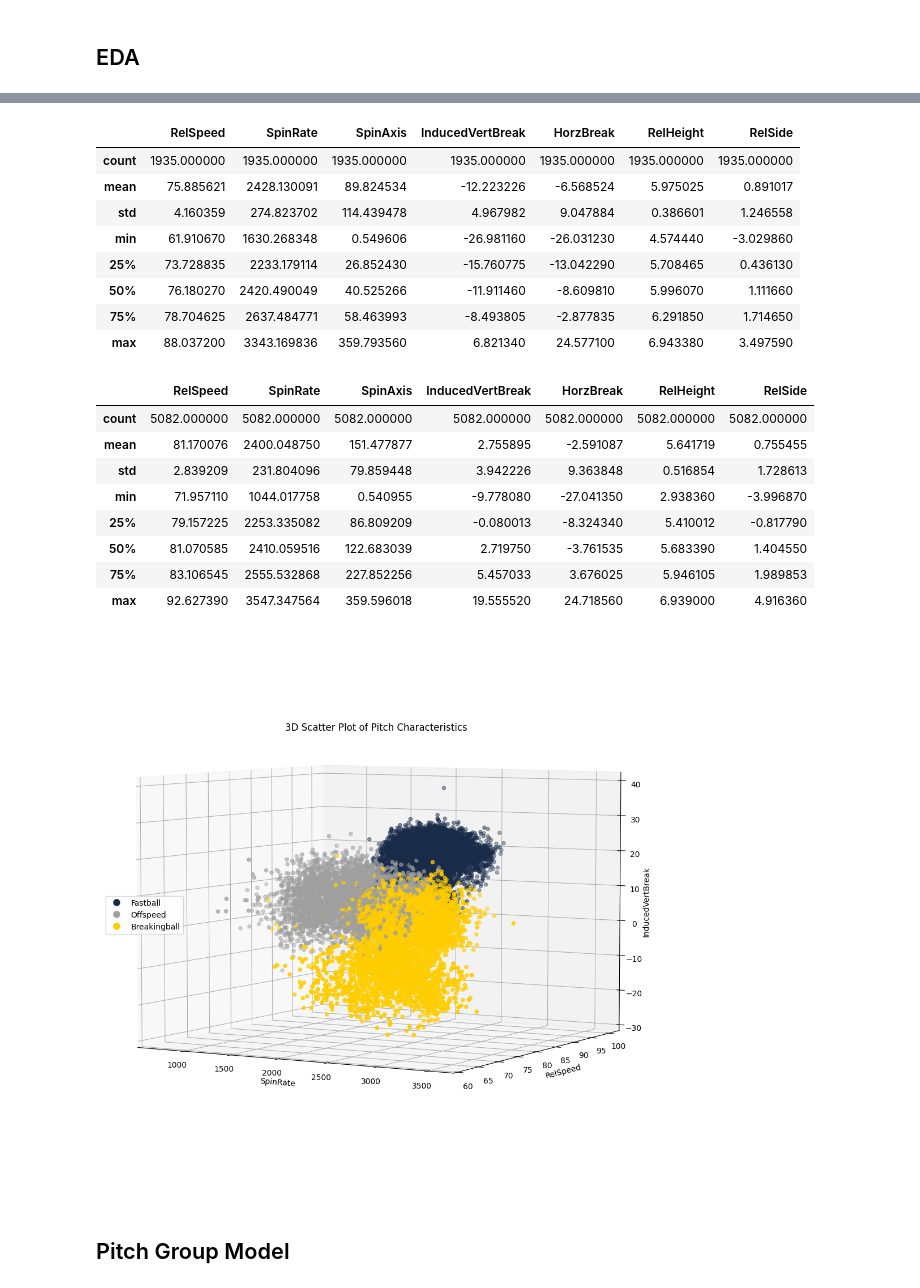
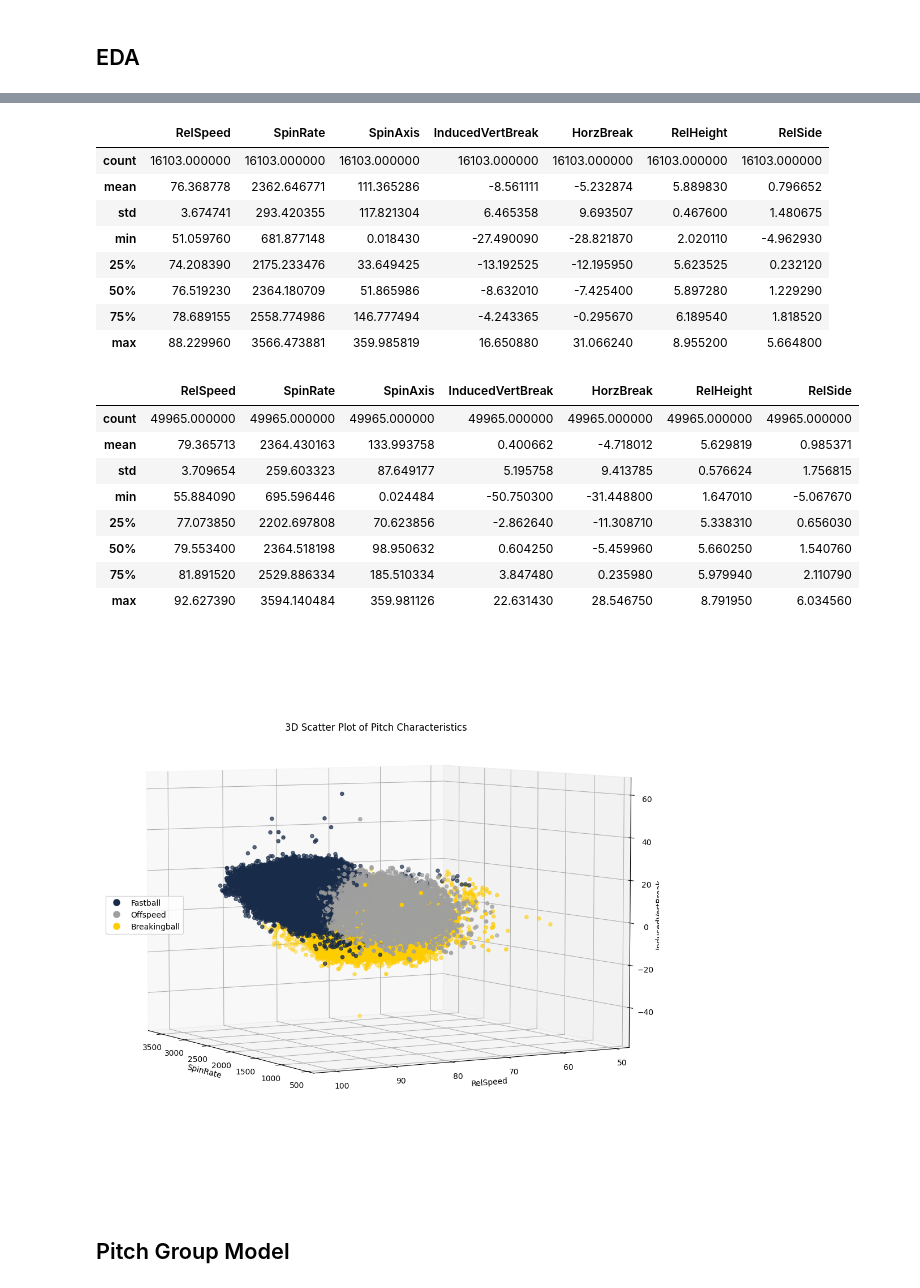
Before and after one commit to jackkalsched/UCSD_Baseball_25, a Jupyter notebook: Pitching/pitch classification/classification.ipynb, the cells around one changed output, grey strips where cells are left out. Drawn from its saved outputs; the diff is of its cells as text; code cells hidden in the pictures.

Commit message:
finished the pitch classification model

```diff
--- a/Pitching/pitch classification/classification.ipynb
+++ b/Pitching/pitch classification/classification.ipynb
@@ -37,29 +37,36 @@ def transform_tagged_pitches(pitch_type: str):
                'Fastball': 'Four-Seam',
                'TwoSeamFastBall': 'Sinker',
                'ChangeUp': 'Changeup',
-               'Sweeper': 'Slider'
+               'Sweeper': 'Slider',
+               'OneSeamFastBall': 'Sinker',
                }
     return mapping.get(pitch_type, pitch_type)
 # %%
-df = pd.read_csv('../../Files/merged_trackman_games.csv').copy()
-df = df.sample(len(df), random_state=42).reset_index(drop=True).copy()
+df = pd.read_csv('../../Files/merged_trackman_games.csv', dtype={'HomeTeamForeignID': str, 'AwayTeamForeignID': str}).drop(columns=['HomeTeamForeignID', 'AwayTeamForeignID']).copy()
 # df = df[['Pitcher', 'PitcherThrows', 'PitcherTeam', 'TaggedPitchType', 'AutoPitchType',
 #          'RelSpeed', 'VertRelAngle', 'HorzRelAngle', 'SpinRate', 'SpinAxis', 'RelHeight', 'RelSide',
 #          'Extension', 'InducedVertBreak', 'HorzBreak', 'VertApprAngle', 'HorzApprAngle']].copy()
 
-# ## gets rid of the pitches without any data for it
-# df = df[~df['RelSpeed'].isna()].reset_index(drop=True).copy()
+## gets rid of the pitches without any data for it
+df = df[~df['AutoPitchType'].isna()].reset_index(drop=True).copy()
 
-# ## makes the pitch names be consistent
-# df['AutoPitchType'] = df.apply(lambda x: x['TaggedPitchType'] if x['AutoPitchType'] == 'Other' else x['AutoPitchType'], axis=1)
-# df['TaggedPitchType'] = df.apply(lambda x: x['AutoPitchType'] if (x['TaggedPitchType']=='Other' or x['TaggedPitchType']=='Knuckleball') else x['TaggedPitchType'], axis=1)
-# df['TaggedPitchType'] = df['TaggedPitchType'].apply(transform_tagged_pitches)
-# df['AutoPitchType'] = df['AutoPitchType'].apply(transform_tagged_pitches)
+## makes the pitch names be consistent
+df['AutoPitchType'] = df.apply(lambda x: x['TaggedPitchType'] if x['AutoPitchType'] == 'Other' else x['AutoPitchType'], axis=1)
+df['TaggedPitchType'] = df.apply(lambda x:
+                                 x['AutoPitchType']
+                                 if (x['TaggedPitchType']=='Other' or x['TaggedPitchType']=='Knuckleball' or x['TaggedPitchType']=='Undefined')
+                                 else x['TaggedPitchType'], axis=1)
 
-# ## imputes the null values of Extension
-# df['Extension'] = df['Extension'].fillna(df.groupby(['Pitcher', 'PitcherThrows', 'PitcherTeam'])['Extension'].transform('mean'))
+df['TaggedPitchType'] = df['TaggedPitchType'].apply(transform_tagged_pitches)
+df['AutoPitchType'] = df['AutoPitchType'].apply(transform_tagged_pitches)
 
-# df['PitcherThrows'] = df['PitcherThrows'].apply(lambda x: x=='Right').astype(int)
+## imputes the null values of Extension
+df['Extension'] = df['Extension'].fillna(df.groupby(['Pitcher', 'PitcherThrows', 'PitcherTeam'])['Extension'].transform('mean'))
+df['SpinRate'] = df['SpinRate'].fillna(df.groupby(['Pitcher', 'PitcherThrows', 'PitcherTeam', 'AutoPitchType'])['SpinRate'].transform('mean'))
+## gets rid of any lingering null rows
+df = df[~df['SpinRate'].isna()].reset_index(drop=True).copy()
+
+df['PitcherThrows'] = df['PitcherThrows'].apply(lambda x: x=='Right').astype(int)
 df
 # %% [output]
 |  | PitchNo | Date | Time | PAofInning | PitchofPA | Pitcher | PitcherId | PitcherThrows | PitcherTeam | ... |
@@ -130,9 +159,4 @@ plt.show()
 # %%
-df = df[['Pitcher', 'PitcherThrows', 'PitcherTeam', 'TaggedPitchType', 'AutoPitchType', 'TaggedGroup', 'AutoGroup',
-         'RelSpeed', 'SpinRate', 'SpinAxis', 'InducedVertBreak', 'HorzBreak', 'RelHeight', 'RelSide']].copy()
-training_data = df[df['TaggedPitchType'] == df['AutoPitchType']].reset_index(drop=True).copy()
-training_data['is_fastball'] = (training_data['TaggedGroup'] == 'Fastball').astype(int)
-training_data['is_breakingball'] = (training_data['TaggedGroup'] == 'Breakingball').astype(int)
-training_data['is_offspeed'] = (training_data['TaggedGroup'] == 'Offspeed').astype(int)
+training_data = df[df['TaggedGroup'] == df['AutoGroup']].reset_index(drop=True).copy()
 training_data
 # %% [output]
@@ -219,51 +243,51 @@ training_data[training_data['TaggedPitchType']=='Splitter'][['RelSpeed', 'SpinRa
 training_data[training_data['TaggedPitchType']=='Curveball'][['RelSpeed', 'SpinRate', 'SpinAxis', 'InducedVertBreak', 'HorzBreak', 'RelHeight', 'RelSide']].describe()
 # %% [output]
 |  | RelSpeed | SpinRate | SpinAxis | InducedVertBreak | HorzBreak | RelHeight | RelSide |
-| count | 1935.000000 | 1935.000000 | 1935.000000 | 1935.000000 | 1935.000000 | 1935.000000 | 1935.000000 |
-| mean | 75.885621 | 2428.130091 | 89.824534 | -12.223226 | -6.568524 | 5.975025 | 0.891017 |
-| std | 4.160359 | 274.823702 | 114.439478 | 4.967982 | 9.047884 | 0.386601 | 1.246558 |
-| min | 61.910670 | 1630.268348 | 0.549606 | -26.981160 | -26.031230 | 4.574440 | -3.029860 |
-| 25% | 73.728835 | 2233.179114 | 26.852430 | -15.760775 | -13.042290 | 5.708465 | 0.436130 |
-| 50% | 76.180270 | 2420.490049 | 40.525266 | -11.911460 | -8.609810 | 5.996070 | 1.111660 |
-| 75% | 78.704625 | 2637.484771 | 58.463993 | -8.493805 | -2.877835 | 6.291850 | 1.714650 |
-| max | 88.037200 | 3343.169836 | 359.793560 | 6.821340 | 24.577100 | 6.943380 | 3.497590 |
+| count | 16103.000000 | 16103.000000 | 16103.000000 | 16103.000000 | 16103.000000 | 16103.000000 | 16103.000000 |
+| mean | 76.368778 | 2362.646771 | 111.365286 | -8.561111 | -5.232874 | 5.889830 | 0.796652 |
+| std | 3.674741 | 293.420355 | 117.821304 | 6.465358 | 9.693507 | 0.467600 | 1.480675 |
+| min | 51.059760 | 681.877148 | 0.018430 | -27.490090 | -28.821870 | 2.020110 | -4.962930 |
+| 25% | 74.208390 | 2175.233476 | 33.649425 | -13.192525 | -12.195950 | 5.623525 | 0.232120 |
+| 50% | 76.519230 | 2364.180709 | 51.865986 | -8.632010 | -7.425400 | 5.897280 | 1.229290 |
+| 75% | 78.689155 | 2558.774986 | 146.777494 | -4.243365 | -0.295670 | 6.189540 | 1.818520 |
+| max | 88.229960 | 3566.473881 | 359.985819 | 16.650880 | 31.066240 | 8.955200 | 5.664800 |
 # %%
 ## Sliders
 training_data[training_data['TaggedPitchType']=='Slider'][['RelSpeed', 'SpinRate', 'SpinAxis', 'InducedVertBreak', 'HorzBreak', 'RelHeight', 'RelSide']].describe()
 # %% [output]
 |  | RelSpeed | SpinRate | SpinAxis | InducedVertBreak | HorzBreak | RelHeight | RelSide |
-| count | 5082.000000 | 5082.000000 | 5082.000000 | 5082.000000 | 5082.000000 | 5082.000000 | 5082.000000 |
-| mean | 81.170076 | 2400.048750 | 151.477877 | 2.755895 | -2.591087 | 5.641719 | 0.755455 |
-| std | 2.839209 | 231.804096 | 79.859448 | 3.942226 | 9.363848 | 0.516854 | 1.728613 |
-| min | 71.957110 | 1044.017758 | 0.540955 | -9.778080 | -27.041350 | 2.938360 | -3.996870 |
-| 25% | 79.157225 | 2253.335082 | 86.809209 | -0.080013 | -8.324340 | 5.410012 | -0.817790 |
-| 50% | 81.070585 | 2410.059516 | 122.683039 | 2.719750 | -3.761535 | 5.683390 | 1.404550 |
-| 75% | 83.106545 | 2555.532868 | 227.852256 | 5.457033 | 3.676025 | 5.946105 | 1.989853 |
-| max | 92.627390 | 3547.347564 | 359.596018 | 19.555520 | 24.718560 | 6.939000 | 4.916360 |
+| count | 49965.000000 | 49965.000000 | 49965.000000 | 49965.000000 | 49965.000000 | 49965.000000 | 49965.000000 |
+| mean | 79.365713 | 2364.430163 | 133.993758 | 0.400662 | -4.718012 | 5.629819 | 0.985371 |
+| std | 3.709654 | 259.603323 | 87.649177 | 5.195758 | 9.413785 | 0.576624 | 1.756815 |
+| min | 55.884090 | 695.596446 | 0.024484 | -50.750300 | -31.448800 | 1.647010 | -5.067670 |
+| 25% | 77.073850 | 2202.697808 | 70.623856 | -2.862640 | -11.308710 | 5.338310 | 0.656030 |
+| 50% | 79.553400 | 2364.518198 | 98.950632 | 0.604250 | -5.459960 | 5.660250 | 1.540760 |
+| 75% | 81.891520 | 2529.886334 | 185.510334 | 3.847480 | 0.235980 | 5.979940 | 2.110790 |
+| max | 92.627390 | 3594.140484 | 359.981126 | 22.631430 | 28.546750 | 8.791950 | 6.034560 |
 # %%
 from mpl_toolkits.mplot3d import Axes3D
 from matplotlib.lines import Line2D
 
 colors = training_data['AutoGroup'].map({'Breakingball': '#FFCD00', 'Fastball': '#182B49', 'Offspeed': '#9f9f9f'})
 
 legend_elements = [Line2D([0], [0], marker='o', color='w', label='Fastball', markerfacecolor='#182B49', markersize=10),
                    Line2D([0], [0], marker='o', color='w', label='Offspeed', markerfacecolor='#9f9f9f', markersize=10),
                    Line2D([0], [0], marker='o', color='w', label='Breakingball', markerfacecolor='#FFCD00', markersize=10),
                    ]
 
 fig = plt.figure(figsize=(10, 10))
 ax = fig.add_subplot(projection='3d')
 ax.scatter(training_data['SpinRate'], training_data['RelSpeed'], training_data['InducedVertBreak'], c=colors, marker='o')
 ax.set_xlabel('SpinRate')
 ax.set_ylabel('RelSpeed')
 ax.set_zlabel('InducedVertBreak', labelpad=0)
 ax.set_title('3D Scatter Plot of Pitch Characteristics', y=0.9)
-ax.view_init(elev=5, azim=300)
+ax.view_init(elev=5, azim=150)
 ax.legend(handles=legend_elements, loc='center left')
 plt.tight_layout()
 plt.show()
 # %% [output]
-[figure, old version]
+[figure, new version]
 # %% [markdown]
 ## Pitch Group Model
 # %% [markdown]
```
Also changed, not shown: parts of 38 cells of this notebook, 6 other files.
